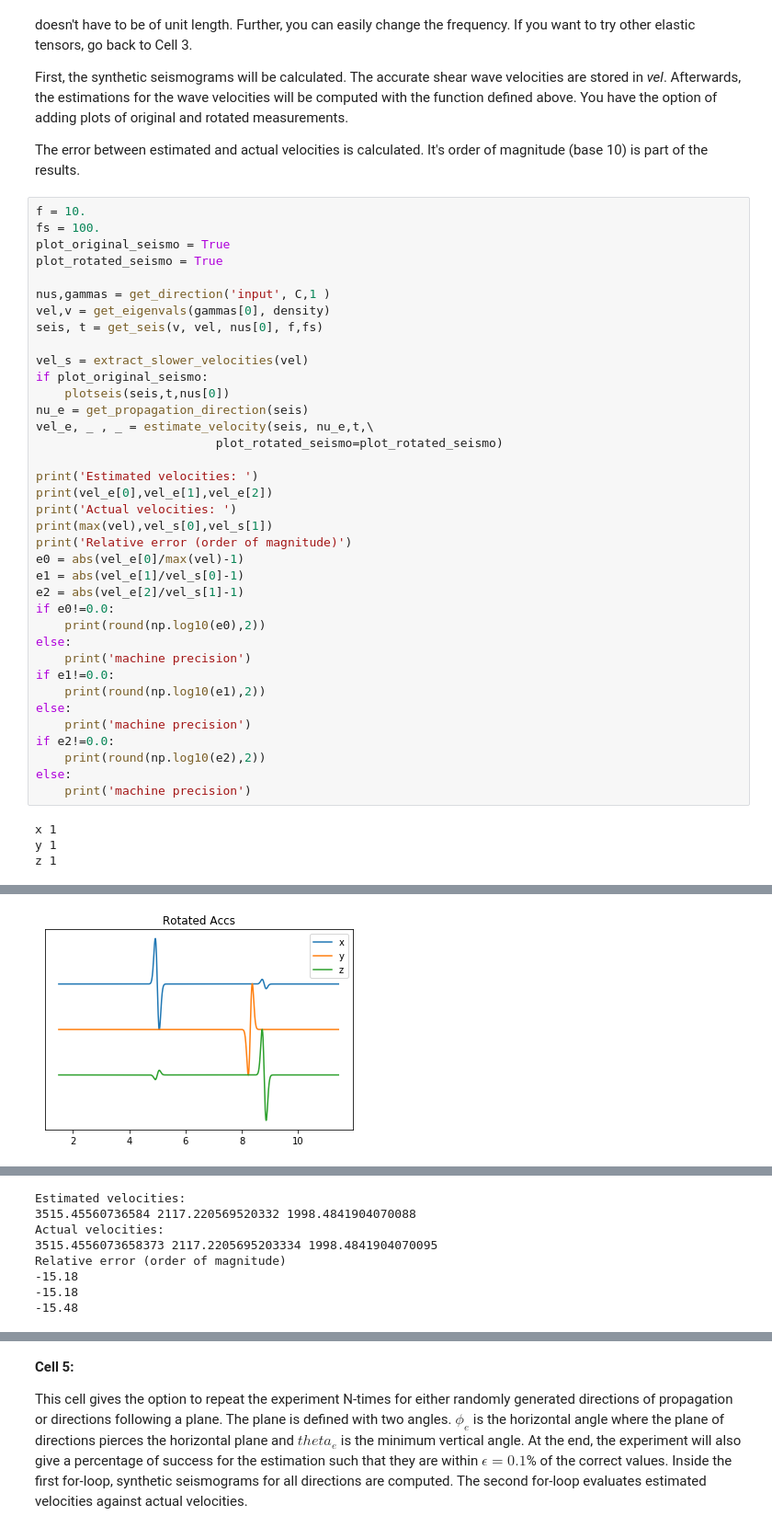
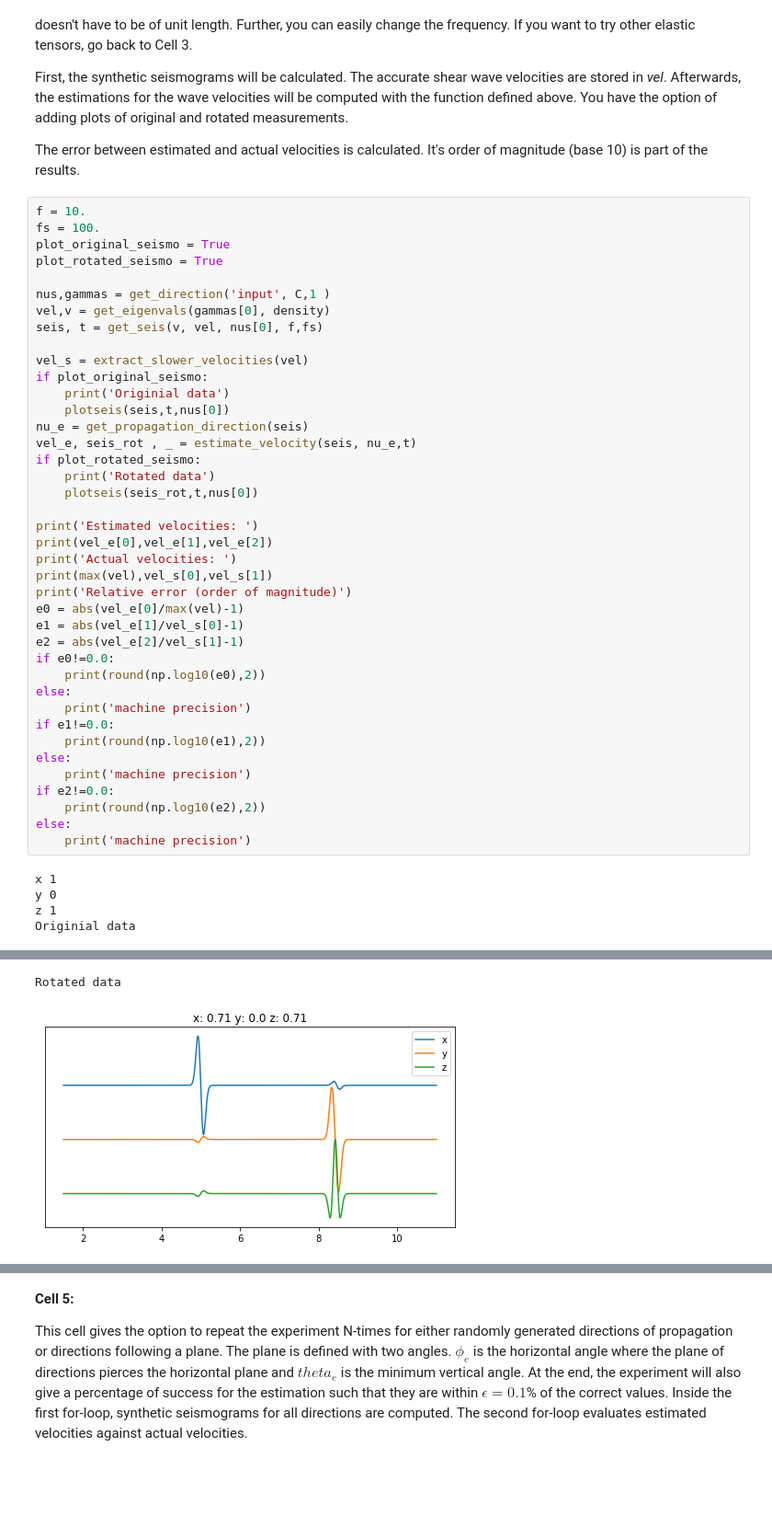
Before and after one commit to sebnoe/anisotropy, a Jupyter notebook: notebooks/Estimate_Velocities.ipynb, the cells around one changed output, grey strips where cells are left out. Shown at 92% size. Saved outputs shown, nothing was run; the diff lists cells and outputs as text; blank space fills up the shorter version.

```diff
--- a/notebooks/Estimate_Velocities.ipynb
+++ b/notebooks/Estimate_Velocities.ipynb
@@ -324,10 +336,13 @@ seis, t = get_seis(v, vel, nus[0], f,fs)
 
 vel_s = extract_slower_velocities(vel)
 if plot_original_seismo:
+    print('Originial data')
     plotseis(seis,t,nus[0])
 nu_e = get_propagation_direction(seis)
-vel_e, _ , _ = estimate_velocity(seis, nu_e,t,\
-                         plot_rotated_seismo=plot_rotated_seismo)
+vel_e, seis_rot , _ = estimate_velocity(seis, nu_e,t)
+if plot_rotated_seismo:
+    print('Rotated data')
+    plotseis(seis_rot,t,nus[0])
 
 print('Estimated velocities: ')
 print(vel_e[0],vel_e[1],vel_e[2])
@@ -351,5 +366,6 @@ else:
     print('machine precision')
 # %% [output]
 x 1
-y 1
+y 0
 z 1
+Originial data
@@ -358 +374,2 @@ z 1
+Rotated data
-[figure, old version]
+[figure, new version]
@@ -360,8 +376,0 @@ z 1
-Estimated velocities:
-3515.45560736584 2117.220569520332 1998.4841904070088
-Actual velocities:
-3515.4556073658373 2117.2205695203334 1998.4841904070095
-Relative error (order of magnitude)
--15.18
--15.18
--15.48
```
Also changed, not shown: parts of 3 cells of this notebook, 8 other files.
